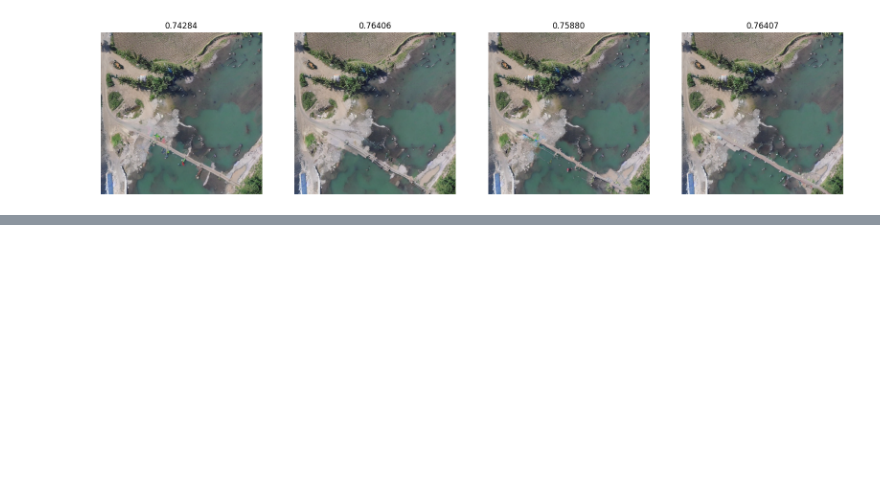
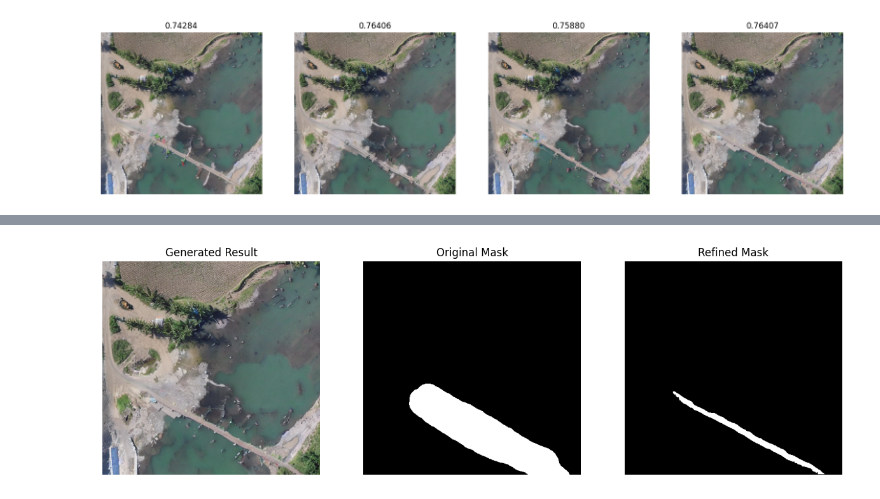
Before and after one commit to SteveImmanuel/rs-paint, a Jupyter notebook: notebooks/generate_samples.ipynb, the cells around one changed output, grey strips where cells are left out. Cells and saved outputs as stored; diff of their text form; code cells hidden in the pictures; blank space fills up the shorter version.

Commit message:
Add segmentation code and add comments

```diff
--- a/notebooks/generate_samples.ipynb
+++ b/notebooks/generate_samples.ipynb
@@ -216,0 +211,7 @@ plt.show()
+# %%
+sam_checkpoint ='checkpoints/sam_vit_h_4b8939.pth'
+model_type = 'vit_h'
+
+sam = sam_model_registry[model_type](checkpoint=sam_checkpoint)
+sam = sam.to(device)
+predictor = SamPredictor(sam)
@@ -216,0 +254,33 @@ plt.show()
+# %%
+predictor.set_image(generated_result)
+masks, scores, logits = predictor.predict(
+    point_coords=point_coords,
+    point_labels=point_labels,
+    # box=bbox_prompt, # sometimes it is better not to use box prompt, depending on the object to segment
+    multimask_output=True,
+)
+
+mask_score_pair = list(zip(scores, masks))
+mask_score_pair.sort(key=lambda x: -x[0])
+mask_result = mask_score_pair[0][1]
+mask_result = Image.fromarray(mask_result.astype(np.uint8) * 255)
+
+plt.figure(figsize=(15, 5))
+plt.subplot(1, 3, 1)
+plt.imshow(generated_result)
+plt.axis('off')
+plt.title('Generated Result')
+
+plt.subplot(1, 3, 2)
+plt.imshow(raw_mask, cmap='gray')
+plt.axis('off')
+plt.title('Original Mask')
+
+plt.subplot(1, 3, 3)
+plt.imshow(mask_result, cmap='gray')
+plt.axis('off')
+plt.title('Refined Mask')
+
+plt.show()
+# %% [output]
+[figure, added]
```
Also changed, not shown: parts of 10 cells of this notebook.
